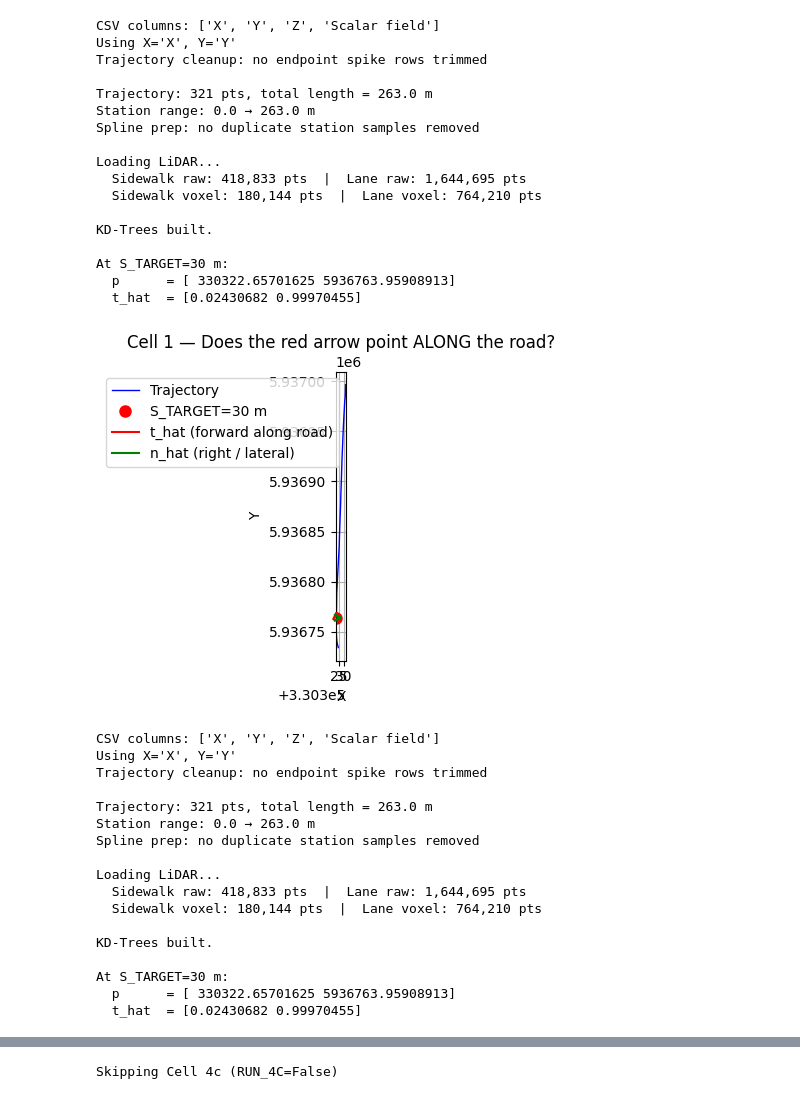
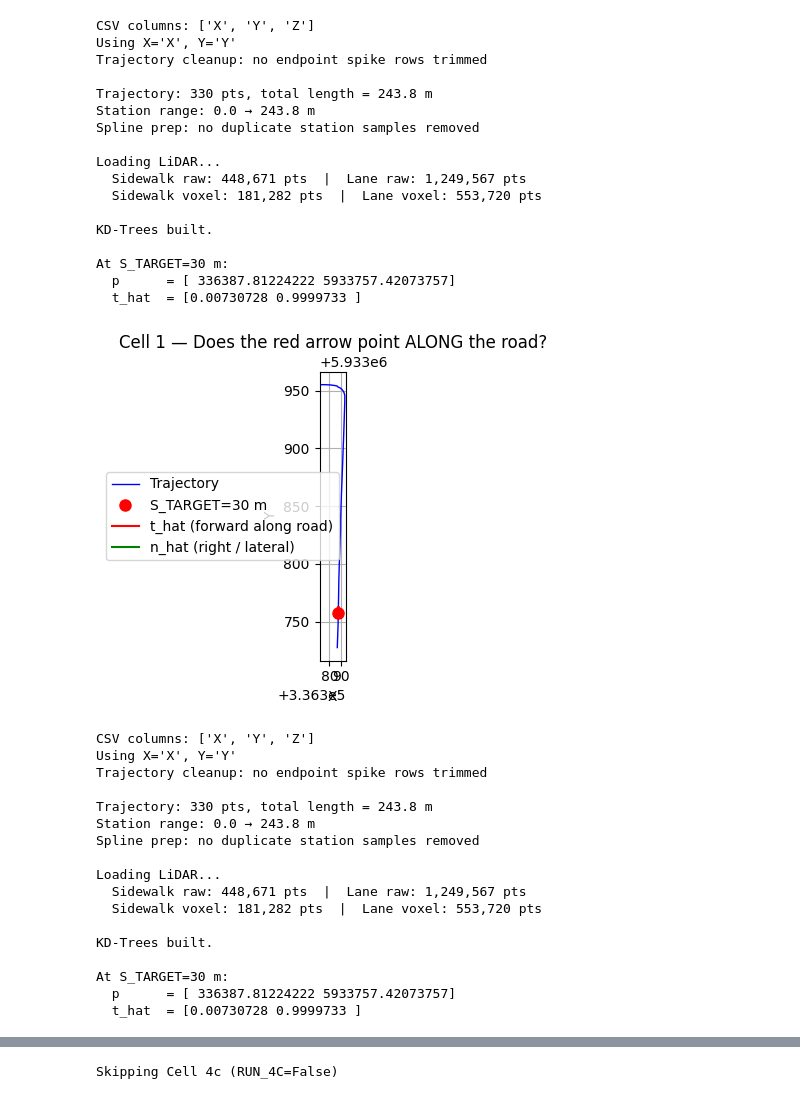
Before and after one commit to SidMcStarter/ramp-detection, a Jupyter notebook: updated_ditch_latest_version.ipynb, the cells around one changed output, grey strips where cells are left out. Saved outputs shown, nothing was run; the diff lists cells and outputs as text; code cells hidden in the pictures.

```diff
--- a/updated_ditch_latest_version.ipynb
+++ b/updated_ditch_latest_version.ipynb
@@ -50,9 +50,9 @@ import matplotlib.pyplot as plt
 # ─────────────────────────────────────────
 # FILE PATHS  ← edit these
 # ─────────────────────────────────────────
-SIDEWALK_LAS = r"C:\Users\jianjing\Desktop\Fiseha\Ramp_Detection\02\segments\part2\Sidewalk.las"
-LANE_LAS     = r"C:\Users\jianjing\Desktop\Fiseha\Ramp_Detection\02\segments\part2\Road.las"
-TRAJ_CSV     = r"C:\Users\jianjing\Desktop\Fiseha\Ramp_Detection\02\segments\part2\traj.csv"
+SIDEWALK_LAS = r"C:\Users\jianjing\Desktop\Fiseha\Ramp_Detection\07\segments\part2\Sidewalk.las"
+LANE_LAS     = r"C:\Users\jianjing\Desktop\Fiseha\Ramp_Detection\07\segments\part2\Road.las"
+TRAJ_CSV     = r"C:\Users\jianjing\Desktop\Fiseha\Ramp_Detection\07\segments\part2\traj.csv"
 
 # SIDEWALK_LAS = r"C:\Users\jianjing\Desktop\Fiseha\Ramp_Detection\11\Sidewalk.las"
 # LANE_LAS     = r"C:\Users\jianjing\Desktop\Fiseha\Ramp_Detection\11\Lane.las"
@@ -523,55 +523,55 @@ print(f"  t_hat  = {t_check}")
 fig, ax = plt.subplots(figsize=(20, 4))
 ax.plot(traj_xy[:, 0], traj_xy[:, 1], "b-", lw=1, label="Trajectory")
 ax.plot(*p_check, "ro", markersize=8, label=f"S_TARGET={S_TARGET} m")
 
 arrow_scale = 10.0
 if t_check is not None:
     n_check = np.array([t_check[1], -t_check[0]])
     ax.annotate("", xy=p_check + t_check * arrow_scale, xytext=p_check,
                 arrowprops=dict(arrowstyle="->", color="red", lw=2))
     ax.annotate("", xy=p_check + n_check * arrow_scale, xytext=p_check,
                 arrowprops=dict(arrowstyle="->", color="green", lw=2))
     ax.plot([], [], "r-", label="t_hat (forward along road)")
     ax.plot([], [], "g-", label="n_hat (right / lateral)")
 
 ax.set_aspect("equal")
 ax.set_title("Cell 1 — Does the red arrow point ALONG the road?")
 ax.set_xlabel(xcol); ax.set_ylabel(ycol)
 ax.legend(); ax.grid(True)
 plt.tight_layout(); plt.show()
 # %% [output]
-CSV columns: ['X', 'Y', 'Z', 'Scalar field']
+CSV columns: ['X', 'Y', 'Z']
 Using X='X', Y='Y'
 Trajectory cleanup: no endpoint spike rows trimmed
 
-Trajectory: 321 pts, total length = 263.0 m
-Station range: 0.0 → 263.0 m
+Trajectory: 330 pts, total length = 243.8 m
+Station range: 0.0 → 243.8 m
 Spline prep: no duplicate station samples removed
 
 Loading LiDAR...
-  Sidewalk raw: 418,833 pts  |  Lane raw: 1,644,695 pts
-  Sidewalk voxel: 180,144 pts  |  Lane voxel: 764,210 pts
+  Sidewalk raw: 448,671 pts  |  Lane raw: 1,249,567 pts
+  Sidewalk voxel: 181,282 pts  |  Lane voxel: 553,720 pts
 
 KD-Trees built.
 
 At S_TARGET=30 m:
-  p      = [ 330322.65701625 5936763.95908913]
-  t_hat  = [0.02430682 0.99970455]
+  p      = [ 336387.81224222 5933757.42073757]
+  t_hat  = [0.00730728 0.9999733 ]
-[figure, old version]
+[figure, new version]
-CSV columns: ['X', 'Y', 'Z', 'Scalar field']
+CSV columns: ['X', 'Y', 'Z']
 Using X='X', Y='Y'
 Trajectory cleanup: no endpoint spike rows trimmed
 
-Trajectory: 321 pts, total length = 263.0 m
-Station range: 0.0 → 263.0 m
+Trajectory: 330 pts, total length = 243.8 m
+Station range: 0.0 → 243.8 m
 Spline prep: no duplicate station samples removed
 
 Loading LiDAR...
-  Sidewalk raw: 418,833 pts  |  Lane raw: 1,644,695 pts
-  Sidewalk voxel: 180,144 pts  |  Lane voxel: 764,210 pts
+  Sidewalk raw: 448,671 pts  |  Lane raw: 1,249,567 pts
+  Sidewalk voxel: 181,282 pts  |  Lane voxel: 553,720 pts
 
 KD-Trees built.
 
 At S_TARGET=30 m:
-  p      = [ 330322.65701625 5936763.95908913]
-  t_hat  = [0.02430682 0.99970455]
+  p      = [ 336387.81224222 5933757.42073757]
+  t_hat  = [0.00730728 0.9999733 ]
```
Also changed, not shown: parts of 15 cells of this notebook.
